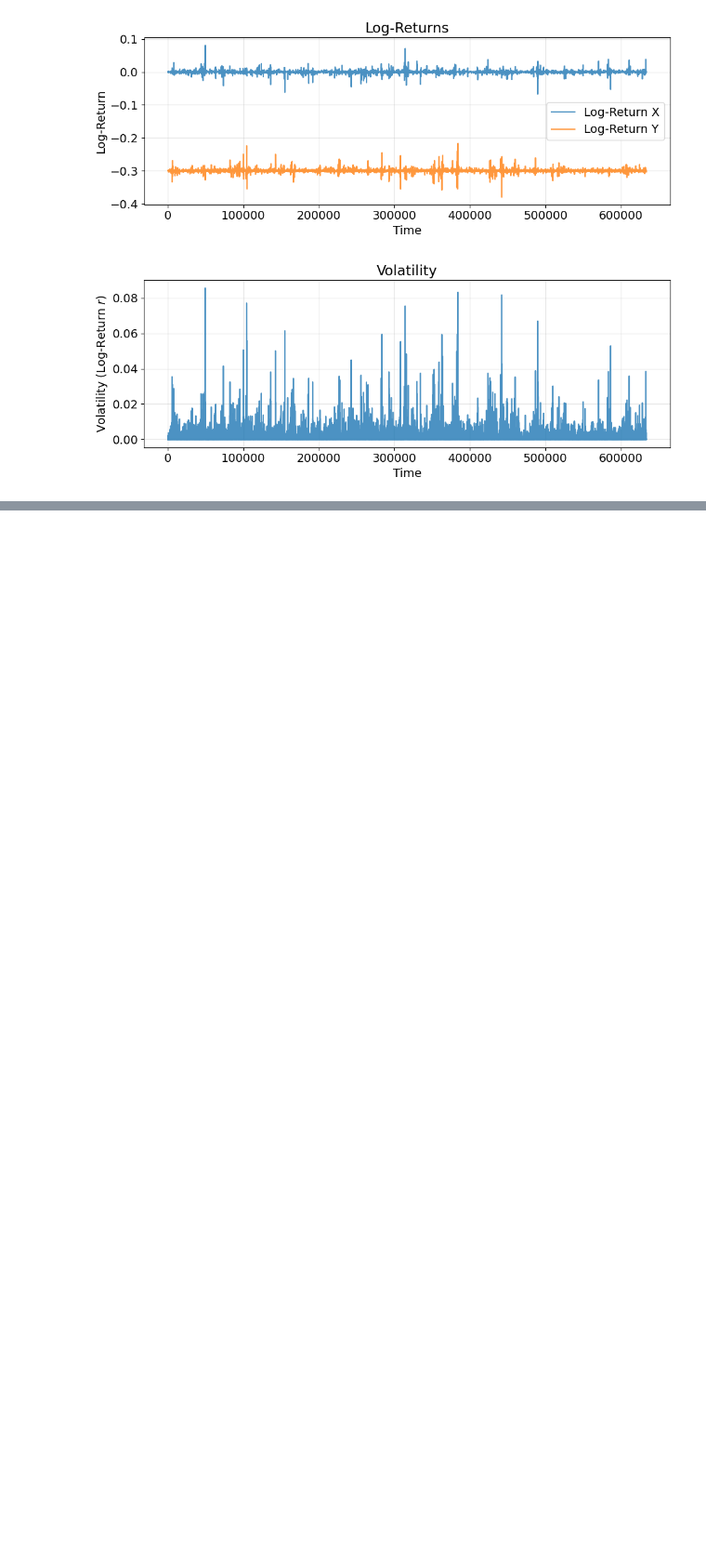
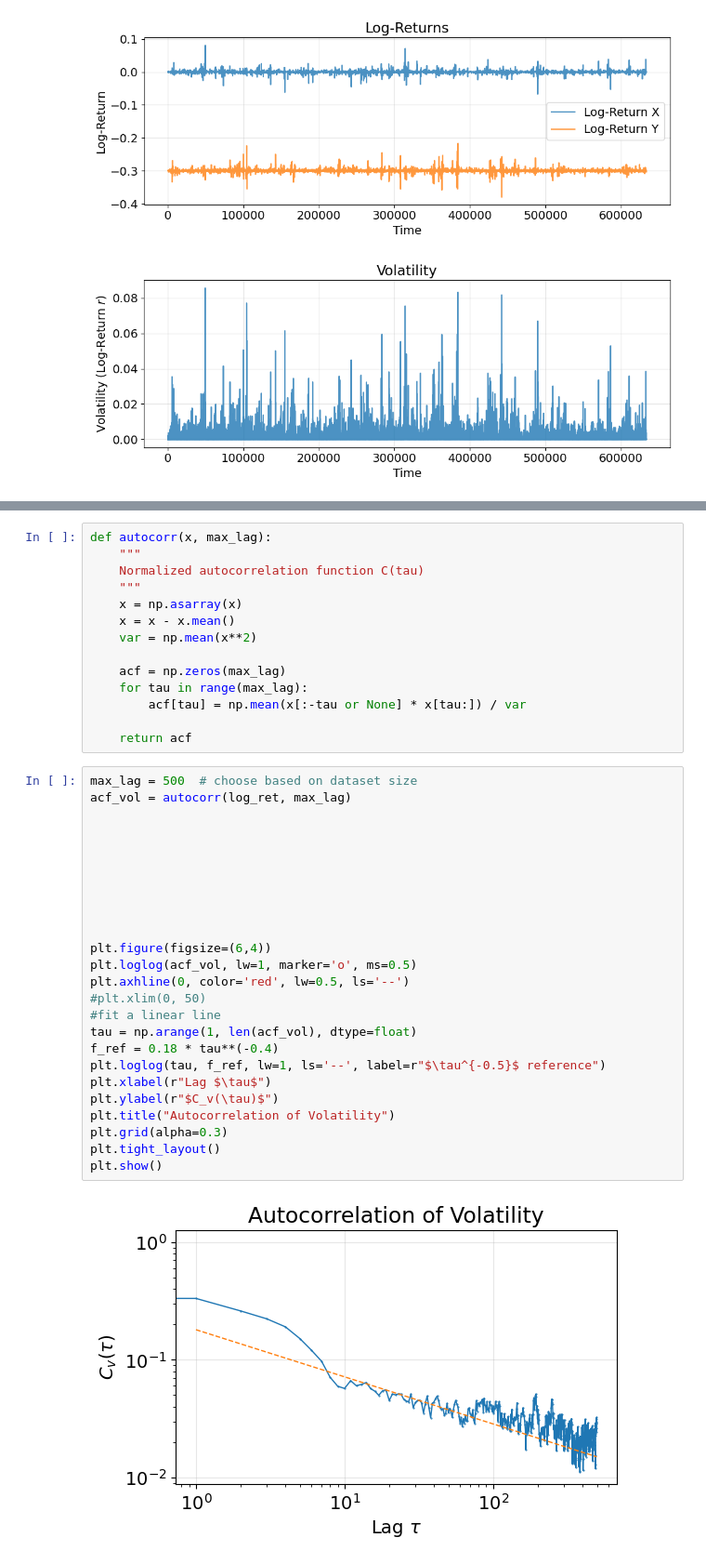
Before and after one commit to conorkirby/capstone, a Jupyter notebook: ProjectNotebooks/10_Volatility.ipynb, the cells around one changed output, grey strips where cells are left out. Shown at 93% size. Drawn from its saved outputs; the diff is of its cells as text; blank space fills up the shorter version.

```diff
--- a/ProjectNotebooks/10_Volatility.ipynb
+++ b/ProjectNotebooks/10_Volatility.ipynb
@@ -106,0 +174,41 @@ plt.tight_layout()
+# %%
+def autocorr(x, max_lag):
+    """
+    Normalized autocorrelation function C(tau)
+    """
+    x = np.asarray(x)
+    x = x - x.mean()
+    var = np.mean(x**2)
+
+    acf = np.zeros(max_lag)
+    for tau in range(max_lag):
+        acf[tau] = np.mean(x[:-tau or None] * x[tau:]) / var
+
+    return acf
+# %%
+max_lag = 500  # choose based on dataset size
+acf_vol = autocorr(log_ret, max_lag)
+
+
+
+
+
+
+
+
+plt.figure(figsize=(6,4))
+plt.loglog(acf_vol, lw=1, marker='o', ms=0.5)
+plt.axhline(0, color='red', lw=0.5, ls='--')
+#plt.xlim(0, 50)
+#fit a linear line
+tau = np.arange(1, len(acf_vol), dtype=float)
+f_ref = 0.18 * tau**(-0.4)
+plt.loglog(tau, f_ref, lw=1, ls='--', label=r"$\tau^{-0.5}$ reference")
+plt.xlabel(r"Lag $\tau$")
+plt.ylabel(r"$C_v(\tau)$")
+plt.title("Autocorrelation of Volatility")
+plt.grid(alpha=0.3)
+plt.tight_layout()
+plt.show()
+# %% [output]
+[figure, added]
```
Also changed, not shown: parts of 2 cells of this notebook, 3 other files.
